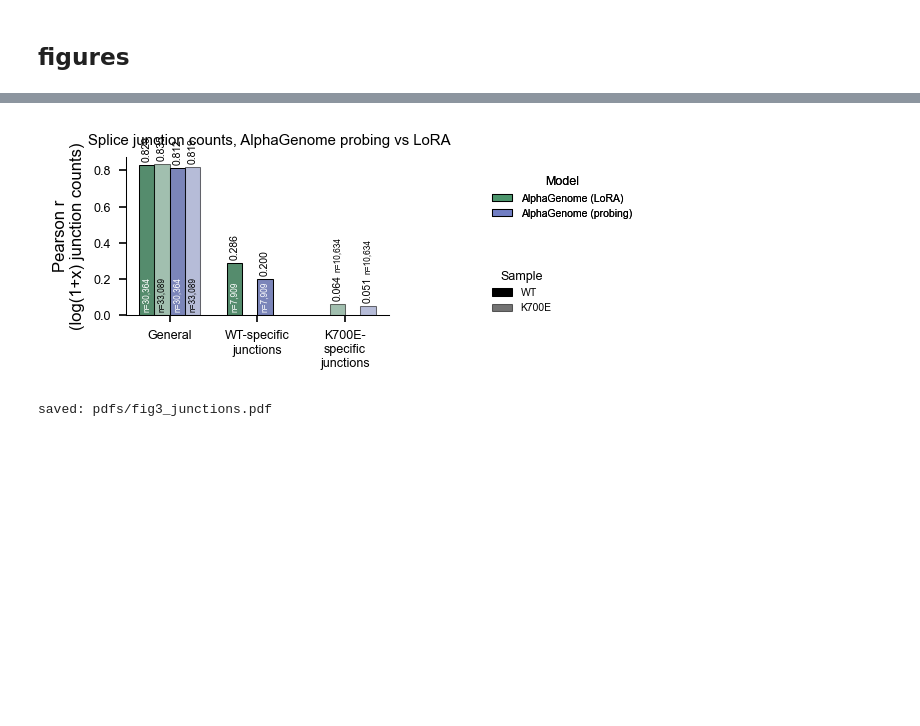
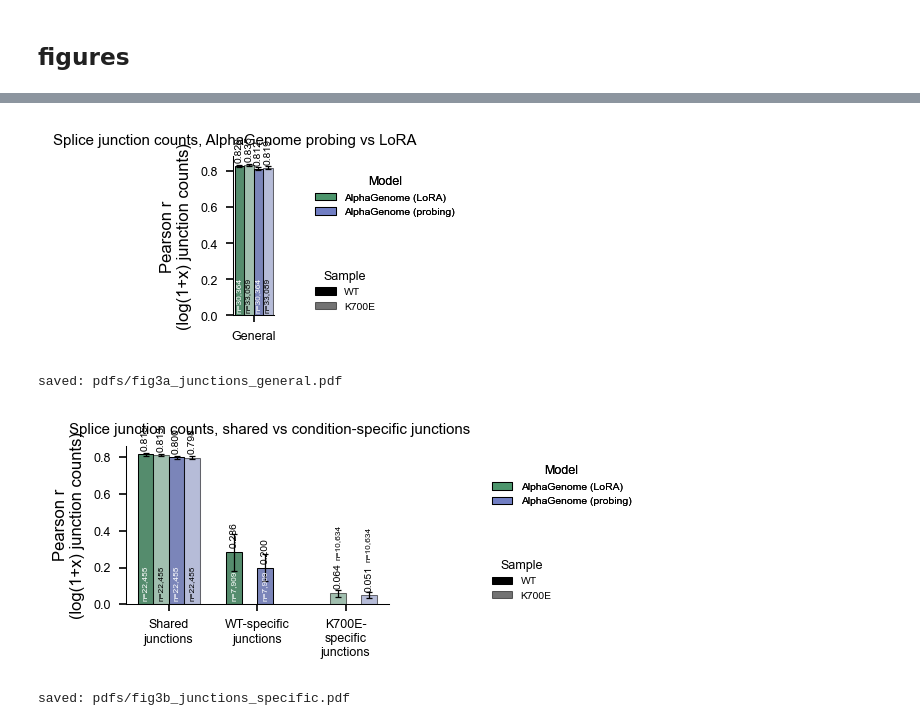
Before and after one commit to MiqG/alphagenome_finetuning_rna, a Jupyter notebook: figures/paper.ipynb, the cells around one changed output, grey strips where cells are left out. Drawn from its saved outputs; the diff is of its cells as text; code cells hidden in the pictures; blank space fills up the shorter version.

```diff
--- a/figures/paper.ipynb
+++ b/figures/paper.ipynb
@@ -402,8 +474,9 @@ site usage (general / WT-specific / K700E-specific), based on observed junction
 # %%
 JUNC_KEY = ["chrom", "donor_pos_1based", "acceptor_pos_1based", "strand"]
-JUNC_SETTINGS = ["general", "wt_specific", "k700e_specific"]
+JUNC_SETTINGS = ["general", "shared", "wt_specific", "k700e_specific"]
 JUNC_LABELS = {
     "general":        "General",
+    "shared":         "Shared junctions",
     "wt_specific":    "WT-specific junctions",
     "k700e_specific": "K700E-specific junctions",
 }
@@ -422,10 +495,14 @@ def junction_pearson_rows(df, model_name):
     rows = []
     for sample_id, sample_label in SAMPLE_LABELS.items():
         grp = df[(df["sample_id"] == sample_id) & (df["obs_count"] > 0)]
-        r = safe_pearson(np.log1p(grp["pred_count"].values), np.log1p(grp["obs_count"].values))
+        pred, obs = np.log1p(grp["pred_count"].values), np.log1p(grp["obs_count"].values)
+        r = safe_pearson(pred, obs)
         if r is None:
             continue
-        rows.append({"sample": sample_label, "pearson_r": r, "n": len(grp), "model": model_name})
+        ci = bootstrap_pearson_ci(pred, obs)
+        row = {"sample": sample_label, "pearson_r": r, "n": len(grp), "model": model_name}
+        row["ci_lo"], row["ci_hi"] = ci if ci is not None else (None, None)
+        rows.append(row)
     return rows
 
 
@@ -435,7 +512,7 @@ for model_label, (eval_dir, run_name) in AG_RUNS.items():
     junc_df = pd.read_parquet(os.path.join(pred_dir, "junction_scores.parquet"))
     junc_dedups[model_label] = dedup_junction_mean(junc_df)
 
-junc_wt_specific, junc_k700e_specific = site_specificity(
+junc_wt_specific, junc_k700e_specific, junc_shared = site_specificity(
     next(iter(junc_dedups.values())), JUNC_KEY, "obs_count"
 )
 
@@ -443,6 +520,7 @@ records = []
 for model_label, df in junc_dedups.items():
     for setting, key_set in [
         ("general", None),
+        ("shared", junc_shared),
         ("wt_specific", junc_wt_specific),
         ("k700e_specific", junc_k700e_specific),
     ]:
@@ -465,14 +551,27 @@ print(junc_metrics)
 # %%
 plot_setting_bars(
-    data=junc_metrics,
-    x_col="setting", x_order=JUNC_SETTINGS,
-    x_labels=[JUNC_LABELS[s] for s in JUNC_SETTINGS],
+    data=junc_metrics[junc_metrics["setting"] == "general"],
+    x_col="setting", x_order=["general"],
+    x_labels=[JUNC_LABELS["general"]],
     y_col="pearson_r",
     title="Splice junction counts, AlphaGenome probing vs LoRA",
-    outfile=os.path.join(OUTPUT_DIR, "fig3_junctions.pdf"),
+    outfile=os.path.join(OUTPUT_DIR, "fig3a_junctions_general.pdf"),
     ylabel="Pearson r\n(log(1+x) junction counts)",
     models=list(AG_RUNS.keys()),
 )
+
+plot_setting_bars(
+    data=junc_metrics[junc_metrics["setting"].isin(["shared", "wt_specific", "k700e_specific"])],
+    x_col="setting", x_order=["shared", "wt_specific", "k700e_specific"],
+    x_labels=[JUNC_LABELS[s] for s in ["shared", "wt_specific", "k700e_specific"]],
+    y_col="pearson_r",
+    title="Splice junction counts, shared vs condition-specific junctions",
+    outfile=os.path.join(OUTPUT_DIR, "fig3b_junctions_specific.pdf"),
+    ylabel="Pearson r\n(log(1+x) junction counts)",
+    models=list(AG_RUNS.keys()),
+)
 # %% [output]
-[figure, old version]
+[figure, new version]
-saved: pdfs/fig3_junctions.pdf
+saved: pdfs/fig3a_junctions_general.pdf
+[figure, added]
+saved: pdfs/fig3b_junctions_specific.pdf
```
Also changed, not shown: parts of 10 cells of this notebook, 1 other file.
